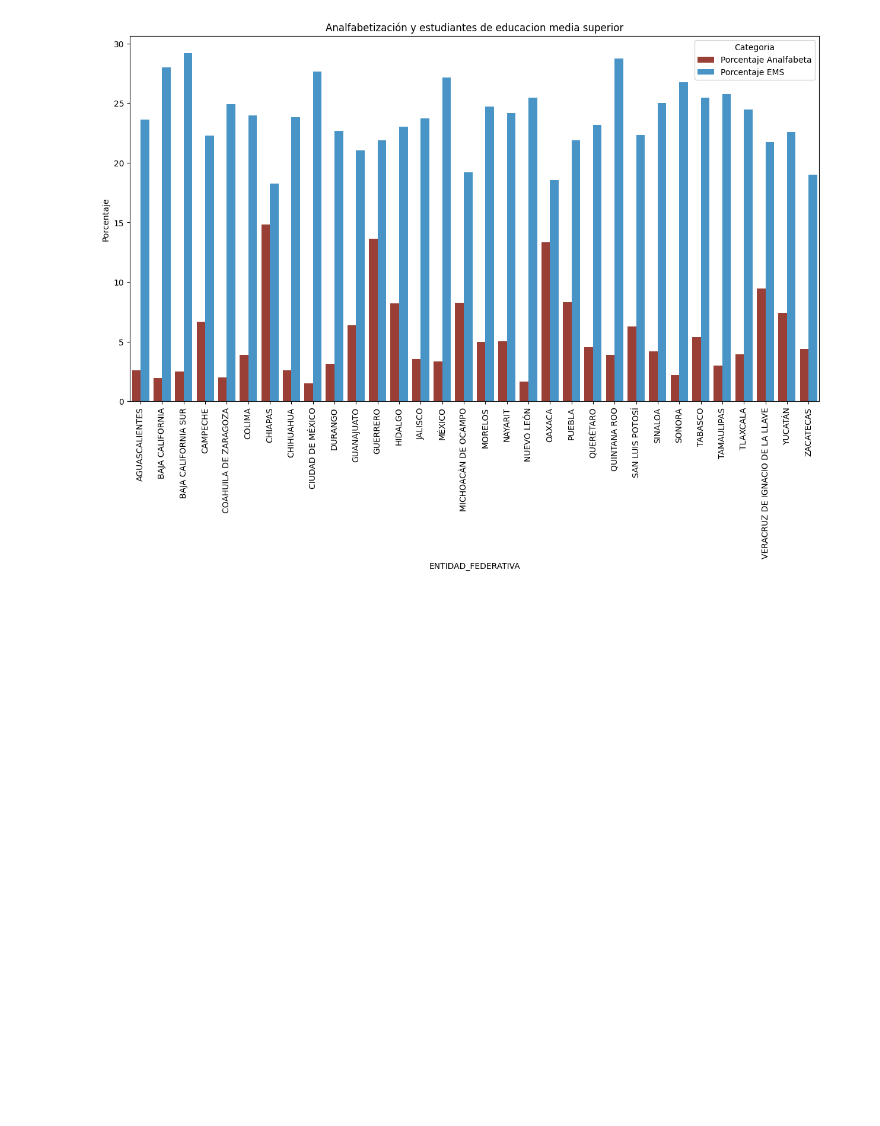
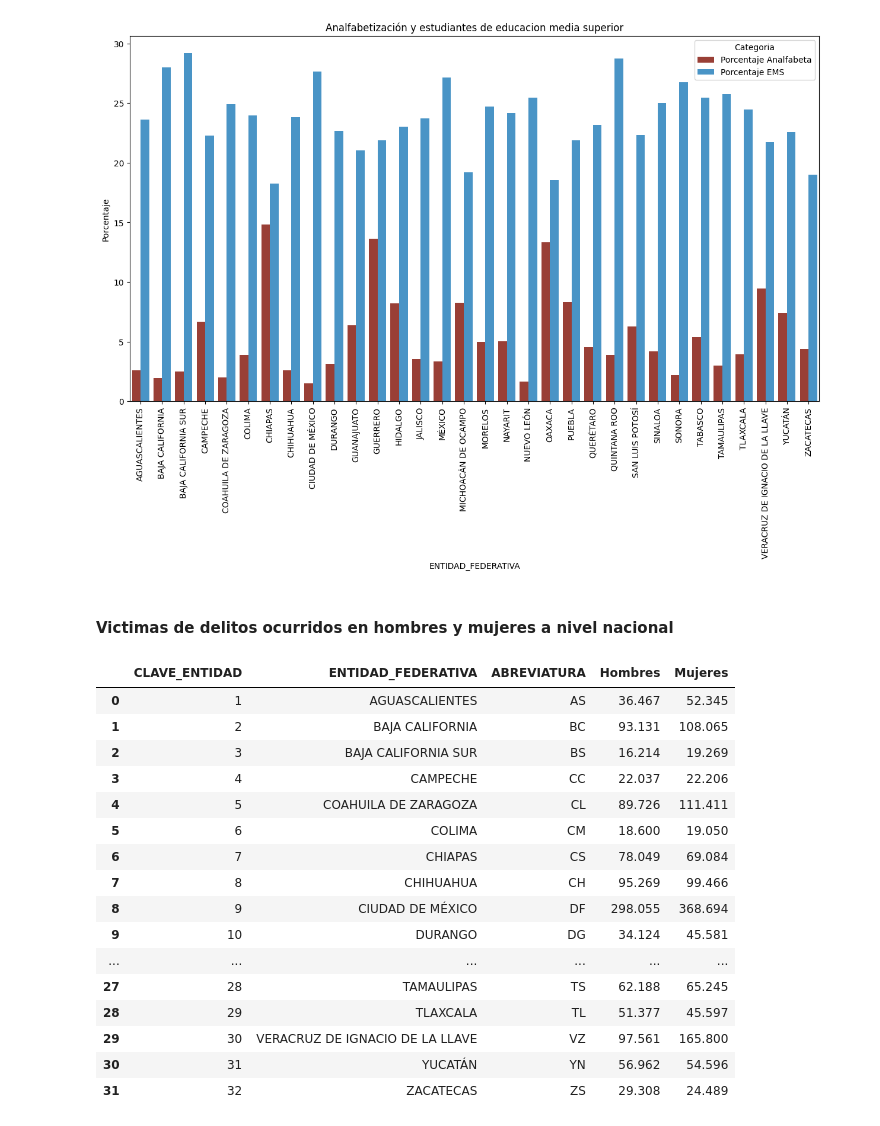
Before and after one commit to EscamillaJuan/CienciaDeDatos, a Jupyter notebook: Proyecto INEGI/CD_14_INEGI_colab.ipynb, the cells around one changed output. Cells and saved outputs as stored; diff of their text form; code cells hidden in the pictures; blank space fills up the shorter version.

Commit message:
Agregado de tabla de delitos

```diff
--- a/Proyecto INEGI/CD_14_INEGI_colab.ipynb
+++ b/Proyecto INEGI/CD_14_INEGI_colab.ipynb
@@ -400,3 +400,57 @@ plt.ylabel("Porcentaje")
 plt.show()
 # %% [output]
 [figure]
+# %% [markdown]
+#### Victimas de delitos ocurridos en hombres y mujeres a nivel nacional
+# %%
+#Obtenemos la informacion de los hombres
+id = []
+delitos_hombres = []
+for i in range(1,33):
+    if i < 10:
+        url = f'https://www.inegi.org.mx/app/api/indicadores/desarrolladores/jsonxml/INDICATOR/6204327038/es/0700000{i}/true/BISE/2.0/{TOKEN}?type=json'
+    else:
+        url = f'https://www.inegi.org.mx/app/api/indicadores/desarrolladores/jsonxml/INDICATOR/3108001001/es/070000{i}/true/BISE/2.0/{TOKEN}?type=json'
+    respuesta = requests.get(url)
+    if respuesta.status_code == 200:
+        contenido = json.loads(respuesta.content)
+    delitos_hombres.append(contenido['Series'][0]['OBSERVATIONS'][0]['OBS_VALUE'])
+    id.append(i)
+# %%
+#Obtenemos la información de las mujeres
+delitos_mujeres = []
+for i in range(1,33):
+    if i < 10:
+        url = f'https://www.inegi.org.mx/app/api/indicadores/desarrolladores/jsonxml/INDICATOR/6204327039/es/0700000{i}/true/BISE/2.0/{TOKEN}?type=json'
+    else:
+        url = f'https://www.inegi.org.mx/app/api/indicadores/desarrolladores/jsonxml/INDICATOR/6204327039/es/070000{i}/true/BISE/2.0/{TOKEN}?type=json'
+    respuesta = requests.get(url)
+    if respuesta.status_code == 200:
+        contenido = json.loads(respuesta.content)
+    delitos_mujeres.append(contenido['Series'][0]['OBSERVATIONS'][0]['OBS_VALUE'])
+# %%
+df_delitos = pd.read_csv('datos/Catalogo_entidades.csv')[:32]
+df_delitos['Hombres'] = delitos_hombres
+df_delitos['Hombres'] = pd.to_numeric(df_delitos['Hombres'])/1000
+df_delitos['Mujeres'] = delitos_mujeres
+df_delitos['Mujeres'] = pd.to_numeric(df_delitos['Mujeres'])/1000
+#Los datos están determinados en miles de personas
+df_delitos
+# %% [output]
+|  | CLAVE_ENTIDAD | ENTIDAD_FEDERATIVA | ABREVIATURA | Hombres | Mujeres |
+| 0 | 1 | AGUASCALIENTES | AS | 36.467 | 52.345 |
+| 1 | 2 | BAJA CALIFORNIA | BC | 93.131 | 108.065 |
+| 2 | 3 | BAJA CALIFORNIA SUR | BS | 16.214 | 19.269 |
+| 3 | 4 | CAMPECHE | CC | 22.037 | 22.206 |
+| 4 | 5 | COAHUILA DE ZARAGOZA | CL | 89.726 | 111.411 |
+| 5 | 6 | COLIMA | CM | 18.600 | 19.050 |
+| 6 | 7 | CHIAPAS | CS | 78.049 | 69.084 |
+| 7 | 8 | CHIHUAHUA | CH | 95.269 | 99.466 |
+| 8 | 9 | CIUDAD DE MÉXICO | DF | 298.055 | 368.694 |
+| 9 | 10 | DURANGO | DG | 34.124 | 45.581 |
+| ... | ... | ... | ... | ... | ... |
+| 27 | 28 | TAMAULIPAS | TS | 62.188 | 65.245 |
+| 28 | 29 | TLAXCALA | TL | 51.377 | 45.597 |
+| 29 | 30 | VERACRUZ DE IGNACIO DE LA LLAVE | VZ | 97.561 | 165.800 |
+| 30 | 31 | YUCATÁN | YN | 56.962 | 54.596 |
+| 31 | 32 | ZACATECAS | ZS | 29.308 | 24.489 |
```
